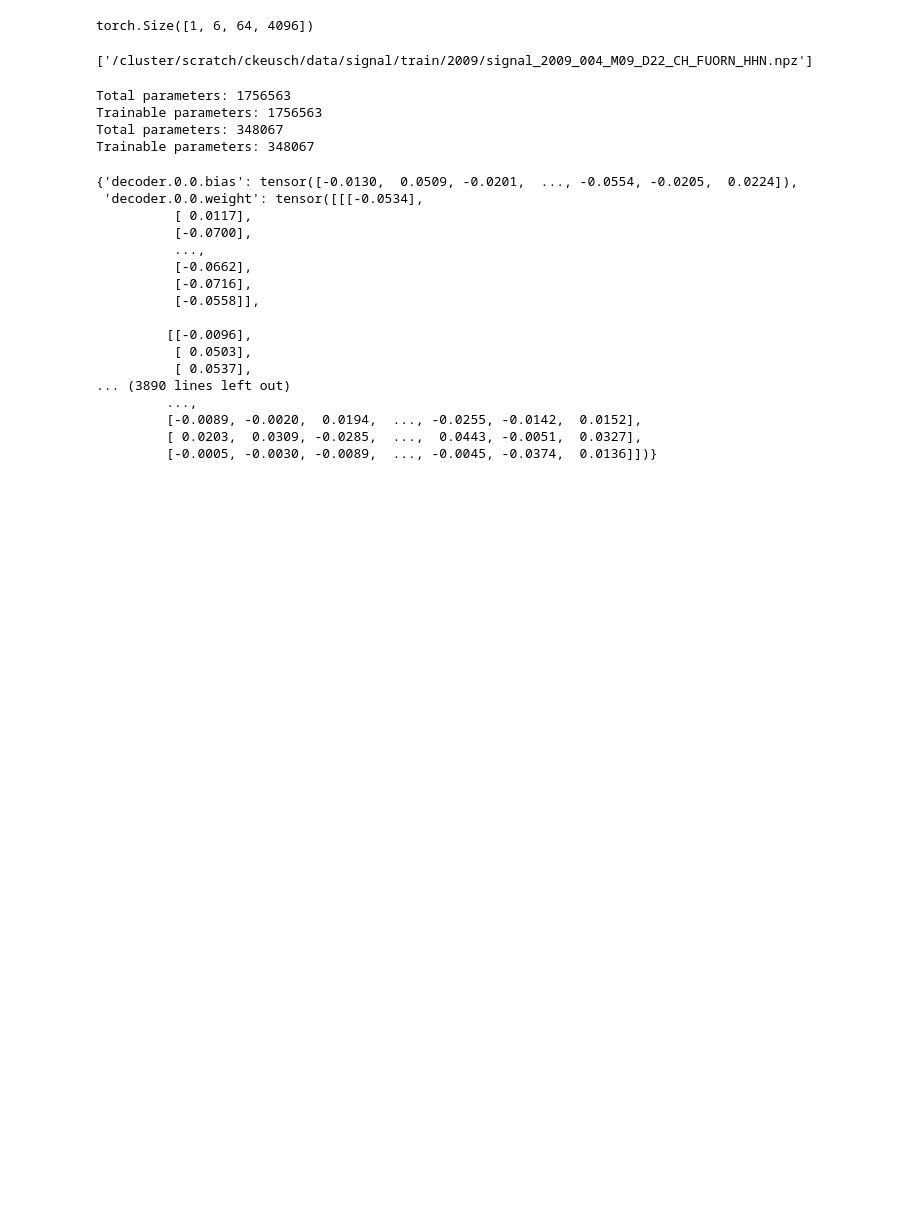
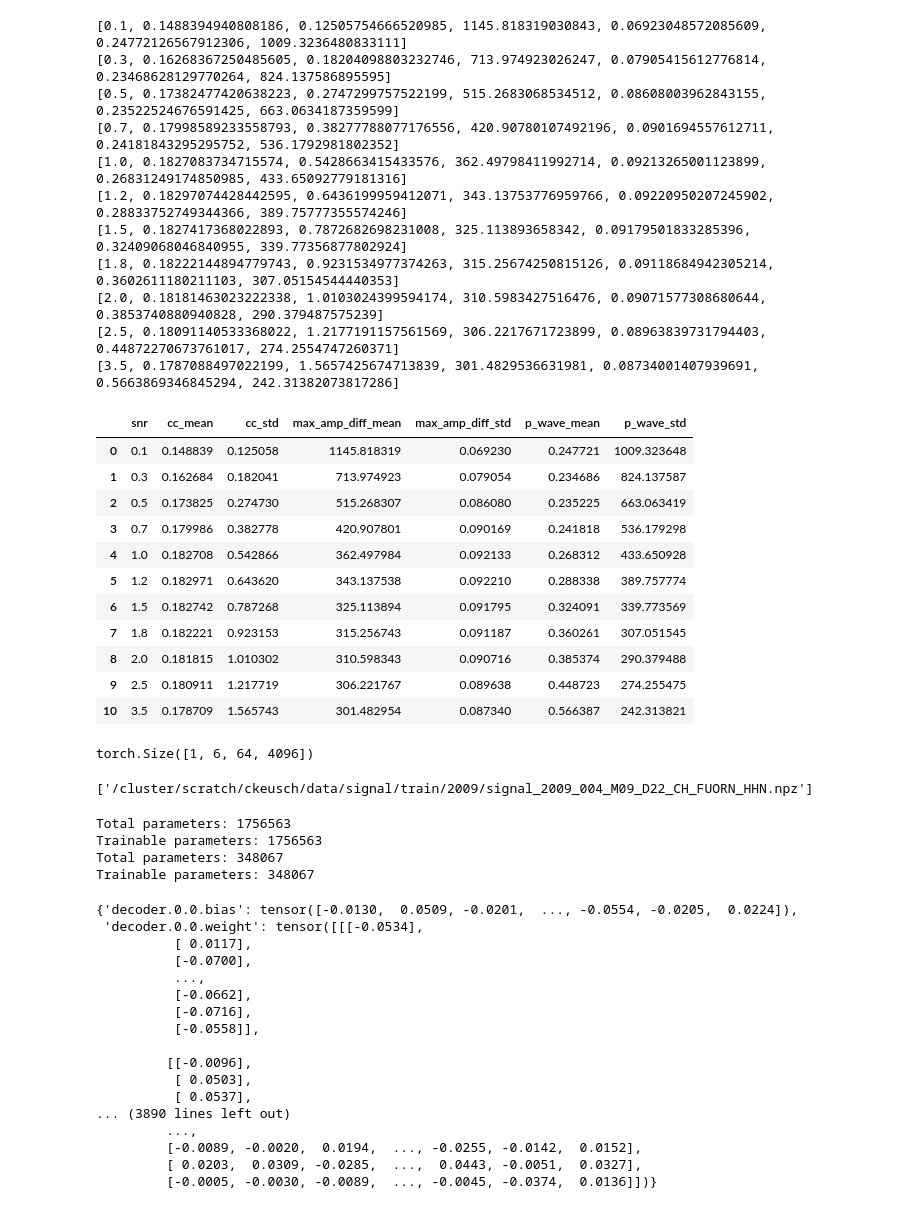
Before and after one commit to Taobyte/dsl-as24-challenge-3, a Jupyter notebook: notebooks/data.ipynb, the cells around one changed output. Cells and saved outputs as stored; diff of their text form; code cells hidden in the pictures; blank space fills up the shorter version.

```diff
--- a/notebooks/data.ipynb
+++ b/notebooks/data.ipynb
@@ -2,6 +2,48 @@
 import numpy as np
 import pandas as pd
 import glob
+# %%
+models = ["CleanUnet"]
+path = "/work/scratch/ckeusch/dsl-as24-challenge-3/metrics"
+snrs = [0.1, 0.3, 0.5, 0.7, 1.0, 1.2, 1.5, 1.8, 2.0, 2.5, 3.5]
+
+d = []
+for snr in snrs:
+    df = pd.read_csv(path + f"/CleanUNet/snr_{snr}_metrics_CleanUNet.csv")
+    mean = df.mean()
+    std = df.std()
+    row = [snr] + list(mean.values) + list(std.values)
+    print(row)
+    d.append(row)
+
+
+column_names = ["snr","cc_mean", "max_amp_diff_mean", "p_wave_mean", "cc_std", "max_amp_diff_std","p_wave_std"]
+df1 = pd.DataFrame(d, columns=column_names)
+df1
+# %% [output]
+[0.1, 0.1488394940808186, 0.12505754666520985, 1145.818319030843, 0.06923048572085609, 0.24772126567912306, 1009.3236480833111]
+[0.3, 0.16268367250485605, 0.18204098803232746, 713.974923026247, 0.07905415612776814, 0.23468628129770264, 824.137586895595]
+[0.5, 0.17382477420638223, 0.2747299757522199, 515.2683068534512, 0.08608003962843155, 0.23522524676591425, 663.0634187359599]
+[0.7, 0.17998589233558793, 0.38277788077176556, 420.90780107492196, 0.0901694557612711, 0.24181843295295752, 536.1792981802352]
+[1.0, 0.1827083734715574, 0.5428663415433576, 362.49798411992714, 0.09213265001123899, 0.26831249174850985, 433.65092779181316]
+[1.2, 0.18297074428442595, 0.6436199959412071, 343.13753776959766, 0.09220950207245902, 0.28833752749344366, 389.75777355574246]
+[1.5, 0.1827417368022893, 0.7872682698231008, 325.113893658342, 0.09179501833285396, 0.32409068046840955, 339.77356877802924]
+[1.8, 0.18222144894779743, 0.9231534977374263, 315.25674250815126, 0.09118684942305214, 0.3602611180211103, 307.05154544440353]
+[2.0, 0.18181463023222338, 1.0103024399594174, 310.5983427516476, 0.09071577308680644, 0.3853740880940828, 290.379487575239]
+[2.5, 0.18091140533368022, 1.2177191157561569, 306.2217671723899, 0.08963839731794403, 0.44872270673761017, 274.2554747260371]
+[3.5, 0.1787088497022199, 1.5657425674713839, 301.4829536631981, 0.08734001407939691, 0.5663869346845294, 242.31382073817286]
+|  | snr | cc_mean | cc_std | max_amp_diff_mean | max_amp_diff_std | p_wave_mean | p_wave_std |
+| 0 | 0.1 | 0.148839 | 0.125058 | 1145.818319 | 0.069230 | 0.247721 | 1009.323648 |
+| 1 | 0.3 | 0.162684 | 0.182041 | 713.974923 | 0.079054 | 0.234686 | 824.137587 |
+| 2 | 0.5 | 0.173825 | 0.274730 | 515.268307 | 0.086080 | 0.235225 | 663.063419 |
+| 3 | 0.7 | 0.179986 | 0.382778 | 420.907801 | 0.090169 | 0.241818 | 536.179298 |
+| 4 | 1.0 | 0.182708 | 0.542866 | 362.497984 | 0.092133 | 0.268312 | 433.650928 |
+| 5 | 1.2 | 0.182971 | 0.643620 | 343.137538 | 0.092210 | 0.288338 | 389.757774 |
+| 6 | 1.5 | 0.182742 | 0.787268 | 325.113894 | 0.091795 | 0.324091 | 339.773569 |
+| 7 | 1.8 | 0.182221 | 0.923153 | 315.256743 | 0.091187 | 0.360261 | 307.051545 |
+| 8 | 2.0 | 0.181815 | 1.010302 | 310.598343 | 0.090716 | 0.385374 | 290.379488 |
+| 9 | 2.5 | 0.180911 | 1.217719 | 306.221767 | 0.089638 | 0.448723 | 274.255475 |
+| 10 | 3.5 | 0.178709 | 1.565743 | 301.482954 | 0.087340 | 0.566387 | 242.313821 |
 # %%
 import torch
 from torch import nn
```
Also changed, not shown: 24 other files.
